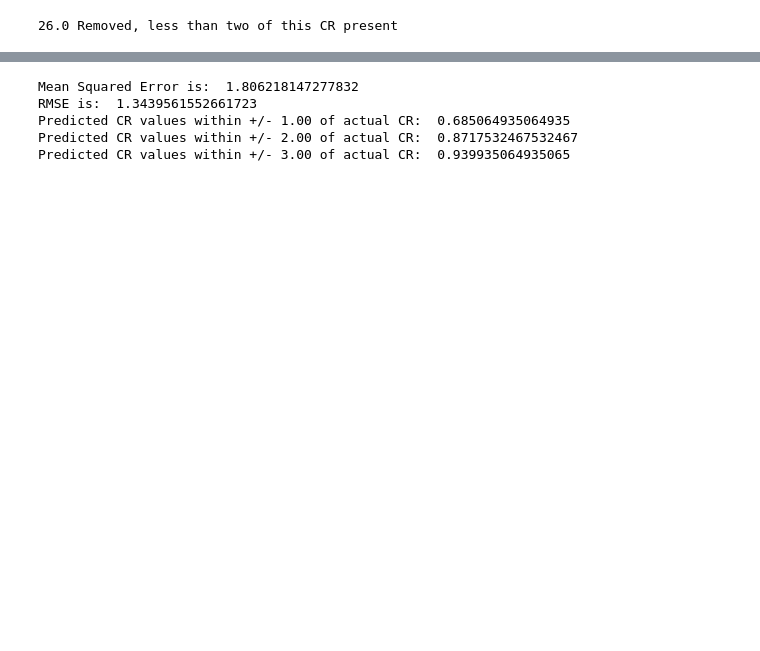
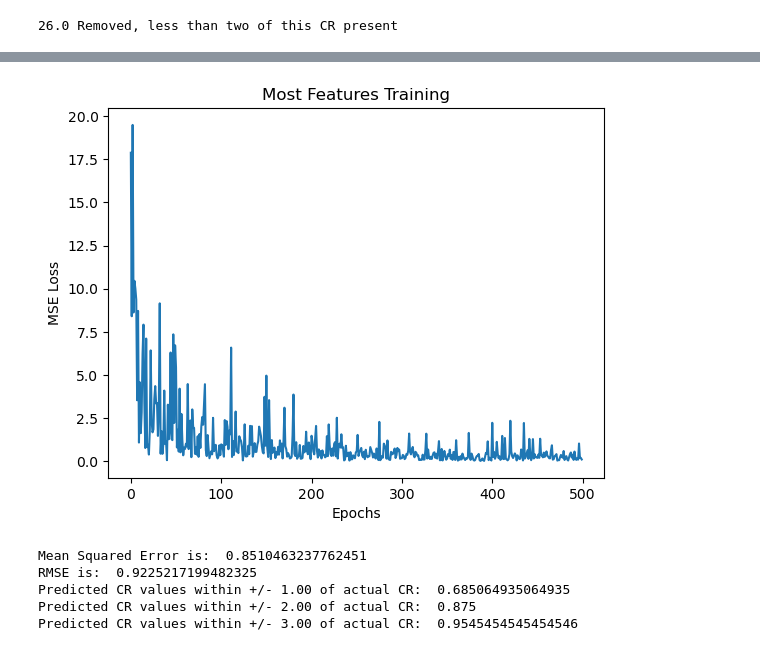
Before and after one commit to MackenzieCreamer/DSE-Project, a Jupyter notebook: PyTorch Linear Regression.ipynb, the cells around one changed output, grey strips where cells are left out. Drawn from its saved outputs; the diff is of its cells as text; code cells hidden in the pictures; blank space fills up the shorter version.

```diff
--- a/PyTorch Linear Regression.ipynb
+++ b/PyTorch Linear Regression.ipynb
@@ -142,5 +155,5 @@ Predicted CR values within +/- 3.00 of actual CR:  0.9318181818181818
 # %%
-data = pd.read_csv("manyFeatures,1Predictor.csv")
+data = pd.read_csv("MostFeatures,1Target.csv")
 for CR in data['CR'].unique():
     if(data['CR'][data['CR']==CR].count() < 2):
         print(CR, "Removed, less than two of this CR present")
@@ -166,15 +179,33 @@ nnTrainingSet = nnDataset(xTrain.values, yTrain.values)
 nnTestingSet = nnDataset(xTest.values, yTest.values)
 nnTrainLoader = DataLoader(nnTrainingSet, batch_size=16, shuffle=True)
 nnTestLoader = DataLoader(nnTestingSet, batch_size=16, shuffle=False)
+# %%
+class Net(nn.Module):
+    def __init__(self, nInputFeatures):
+        super(Net, self).__init__()
+        self.linear_relu_stack = nn.Sequential(
+            nn.Linear(nInputFeatures,128),
+            nn.ReLU(),
+            nn.Linear(128,128),
+            nn.ReLU(),
+            nn.Linear(128,16),
+            nn.ReLU(),
+            nn.Linear(16,1),
+
+        )
+    def forward(self, x):
+        output = self.linear_relu_stack(x)
+        return output
 # %%
 model = Net(nInputFeatures=xTrain.shape[1])
 mse_loss = nn.MSELoss()
-optimizer = torch.optim.Adam(model.parameters(), lr=0.0001,weight_decay = 0.0001)
+optimizer = torch.optim.Adam(model.parameters(), lr=0.0005,weight_decay = 0.0001)
+fullMSEHistory = []
 
 bestMSE = 10000000
 bestWeights = None
 
-Θ = 10000
+Θ = 500
 timeSinceLastUpdate = 0
 for θ in range(Θ):
     for batchIDX, (xBatch, yBatch) in enumerate(nnTrainLoader):
@@ -186,12 +217,13 @@ for θ in range(Θ):
     if(θ%100==0):
         print("On epoch", str(θ))
     timeSinceLastUpdate += 1
+    fullMSEHistory.append(float(loss))
     if float(loss)<bestMSE:
         timeSinceLastUpdate = 0
         bestMSE = float(loss)
         bestWeights = copy.deepcopy(model.state_dict())
         print("Better MSE Loss {} achieved on epoch {}".format(loss,θ))
-    if(timeSinceLastUpdate>=150 and bestMSE<0.005):
+    if(timeSinceLastUpdate>=150 and bestMSE<0.01):
         print("No significant updates in 150 epochs and under loss threshold, breaking training")
         break
 # %% [output]
@@ -215,3 +247,14 @@ No significant updates in 150 epochs and under loss threshold, breaking training
+# %%
+epochs = []
+for i in range(θ+1):
+    epochs.append(i)
+plt.plot(epochs,fullMSEHistory)
+plt.xlabel("Epochs")
+plt.ylabel("MSE Loss")
+plt.title("Most Features Training")
+plt.show()
+# %% [output]
+[figure, added]
 # %%
 model.load_state_dict(bestWeights)
 total = 0
@@ -222,8 +265,6 @@ for batchIDX, (xTestBatch, yTestBatch) in enumerate(nnTestLoader):
     output = model(xTestBatch)
     for i, element in enumerate(output):
         element = element.detach().numpy()
-        if(np.abs(yTestBatch[i]-element)<.5):
-            veryClose += 1
         if(np.abs(yTestBatch[i]-element)<1):
             withinReason += 1
         if(np.abs(yTestBatch[i]-element)<2):
@@ -240,8 +281,8 @@ print("Predicted CR values within +/- 1.00 of actual CR: ", str(withinReason/tot
 print("Predicted CR values within +/- 2.00 of actual CR: ", str(lessWithinReason/total))
 print("Predicted CR values within +/- 3.00 of actual CR: ", str(outerBoundOfReason/total))
 # %% [output]
-Mean Squared Error is:  1.806218147277832
-RMSE is:  1.3439561552661723
+Mean Squared Error is:  0.8510463237762451
+RMSE is:  0.9225217199482325
 Predicted CR values within +/- 1.00 of actual CR:  0.685064935064935
-Predicted CR values within +/- 2.00 of actual CR:  0.8717532467532467
-Predicted CR values within +/- 3.00 of actual CR:  0.939935064935065
+Predicted CR values within +/- 2.00 of actual CR:  0.875
+Predicted CR values within +/- 3.00 of actual CR:  0.9545454545454546
```
Also changed, not shown: parts of 8 cells of this notebook, 5 other files.
